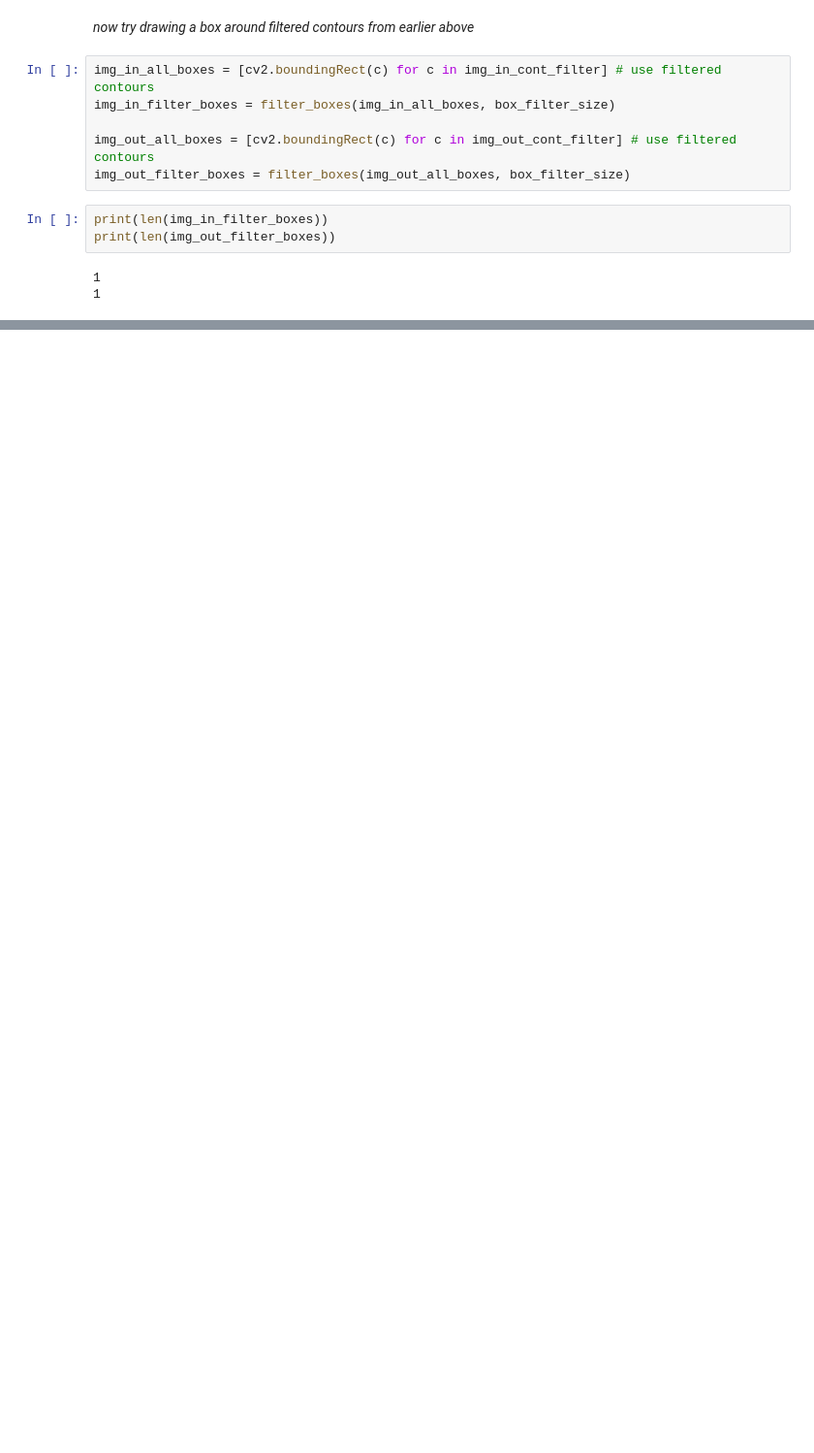
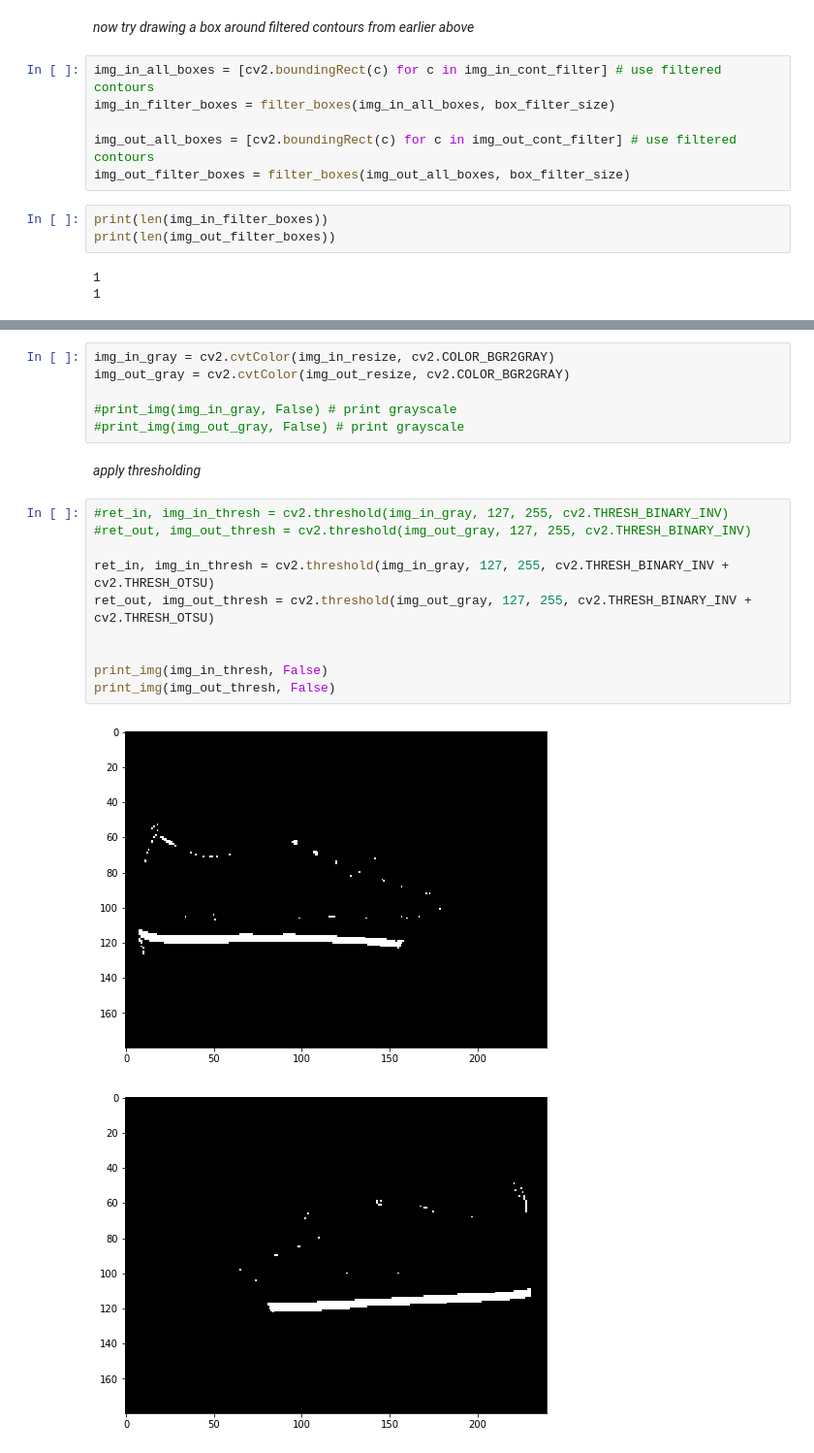
Before and after one commit to luoken/Shoe-detector, a Jupyter notebook: jupyter/preprocess.ipynb, the cells around one changed output, grey strips where cells are left out. Shown at 97% size. Saved outputs shown, nothing was run; the diff lists cells and outputs as text; blank space fills up the shorter version.

```diff
--- a/jupyter/preprocess.ipynb
+++ b/jupyter/preprocess.ipynb
@@ -175,0 +186,21 @@ print(len(img_out_filter_boxes))
+# %%
+img_in_gray = cv2.cvtColor(img_in_resize, cv2.COLOR_BGR2GRAY)
+img_out_gray = cv2.cvtColor(img_out_resize, cv2.COLOR_BGR2GRAY)
+
+#print_img(img_in_gray, False) # print grayscale
+#print_img(img_out_gray, False) # print grayscale
+# %% [markdown]
+*apply thresholding*
+# %%
+#ret_in, img_in_thresh = cv2.threshold(img_in_gray, 127, 255, cv2.THRESH_BINARY_INV)
+#ret_out, img_out_thresh = cv2.threshold(img_out_gray, 127, 255, cv2.THRESH_BINARY_INV)
+
+ret_in, img_in_thresh = cv2.threshold(img_in_gray, 127, 255, cv2.THRESH_BINARY_INV + cv2.THRESH_OTSU)
+ret_out, img_out_thresh = cv2.threshold(img_out_gray, 127, 255, cv2.THRESH_BINARY_INV + cv2.THRESH_OTSU)
+
+
+print_img(img_in_thresh, False)
+print_img(img_out_thresh, False)
+# %% [output]
+[figure, added]
+[figure, added]
```
Also changed, not shown: parts of 26 cells of this notebook.
